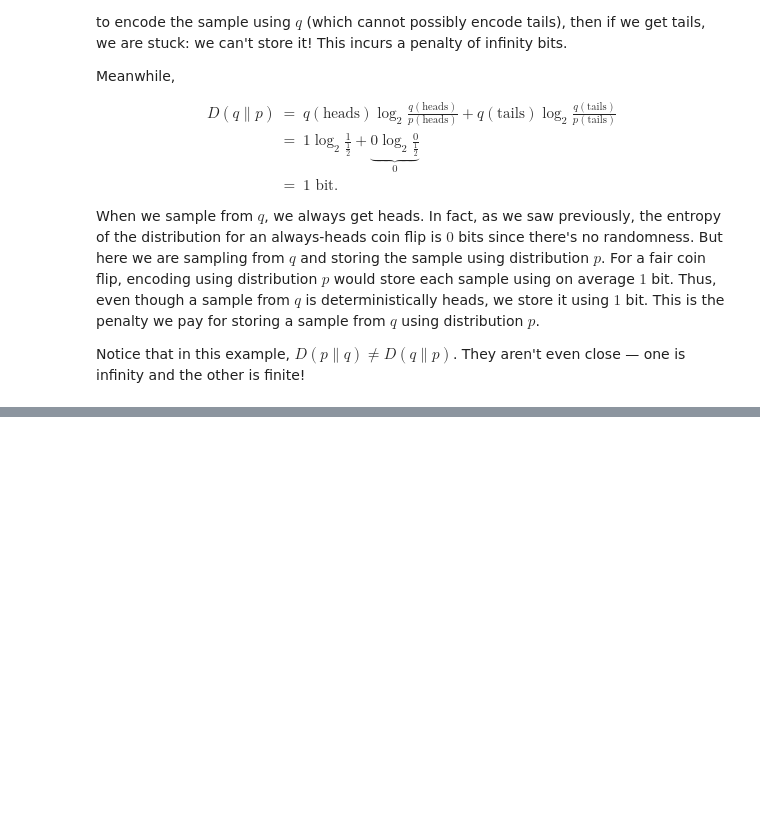
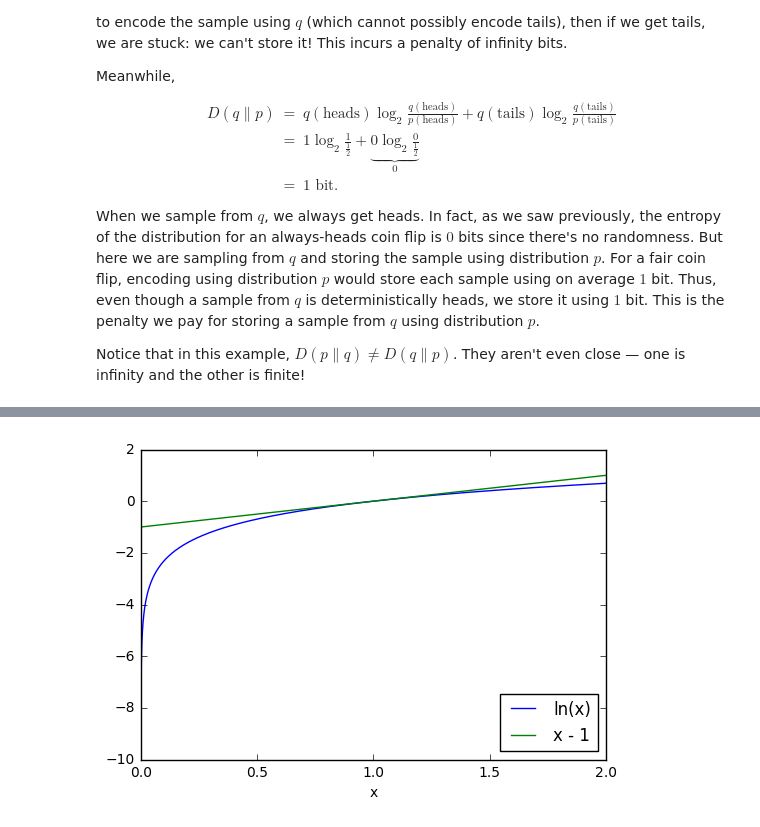
Before and after one commit to infimath/computational-probability, a Jupyter notebook: week04/03 Measuring Randomness.ipynb, the cells around one changed output, grey strips where cells are left out. Drawn from its saved outputs; the diff is of its cells as text; code cells hidden in the pictures; blank space fills up the shorter version.

```diff
--- a/week04/03 Measuring Randomness.ipynb
+++ b/week04/03 Measuring Randomness.ipynb
@@ -384,0 +429,10 @@ Fill in the blanks:
+# %%
+x = np.linspace(0,2,10000)
+plt.figure()
+plt.plot(x, np.log(x))
+plt.plot(x, x - 1)
+plt.xlabel('x')
+plt.legend(['ln(x)', 'x - 1'], loc=4)
+plt.show()
+# %% [output]
+[figure, added]
```
Also changed, not shown: parts of 3 cells of this notebook, 4 other files.
